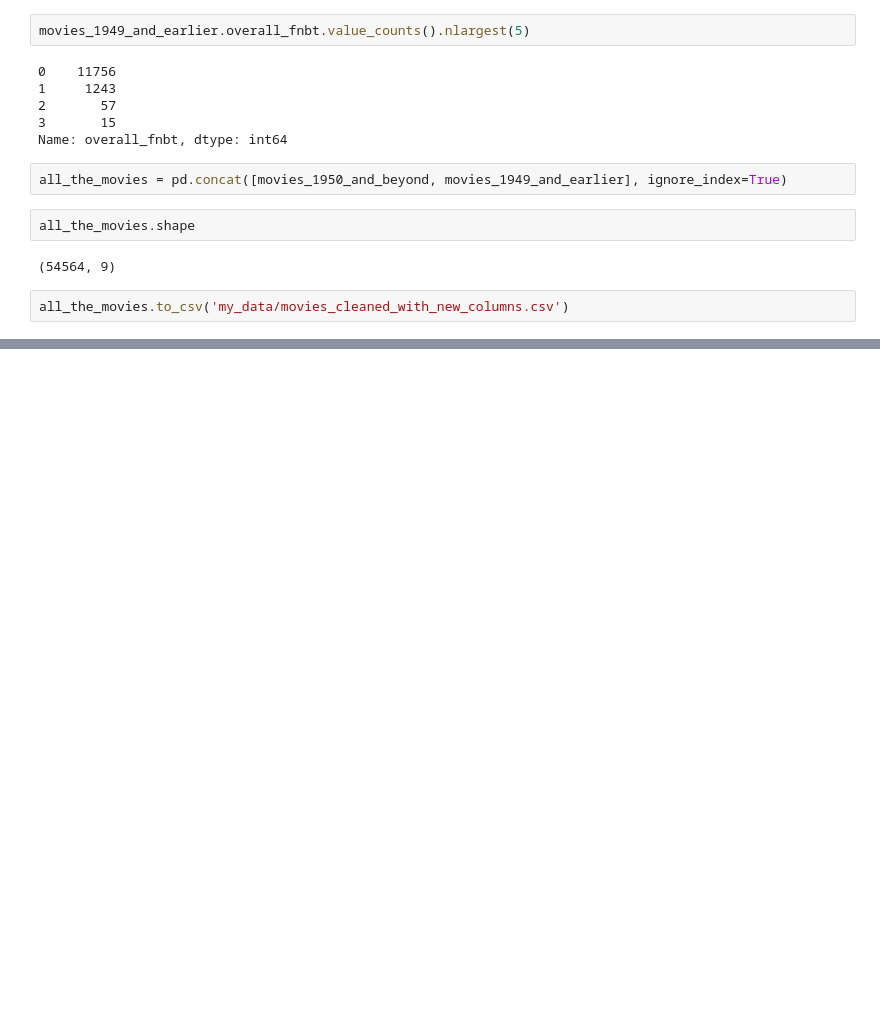
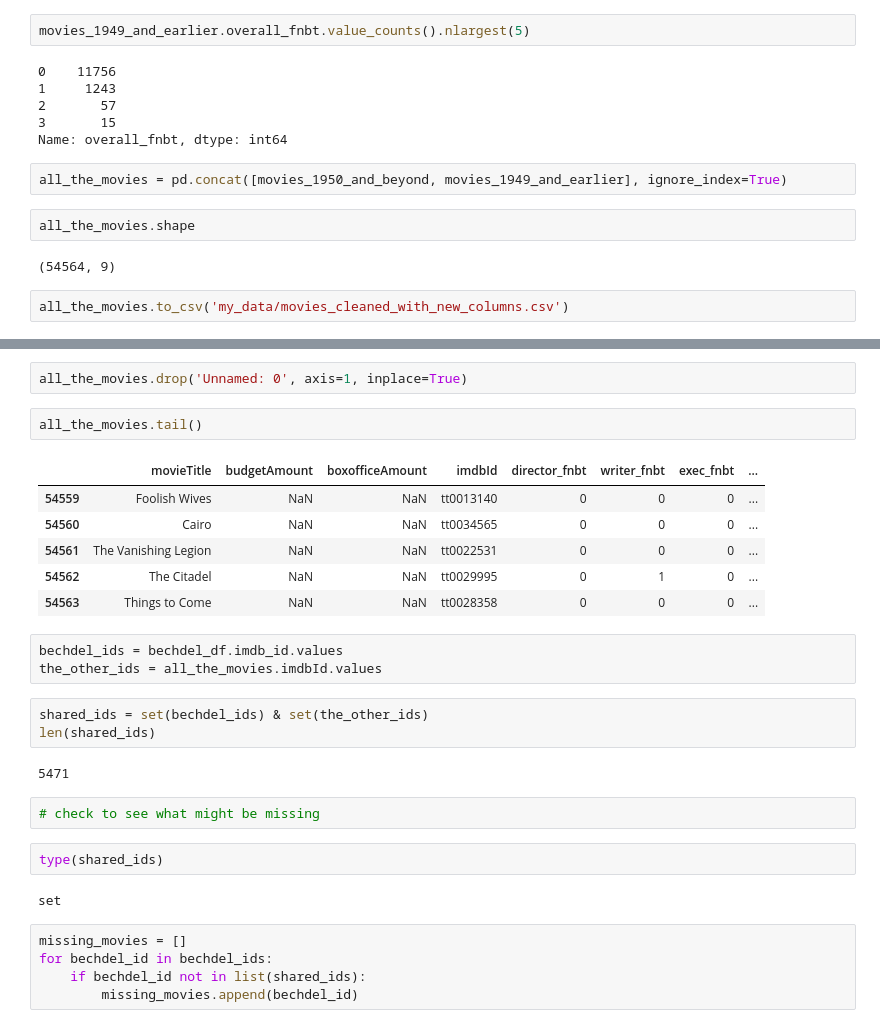
Before and after one commit to MagicMilly/women-in-film-analysis-dashboard, a Jupyter notebook: more_data_munging.ipynb, the cells around one changed output, grey strips where cells are left out. Drawn from its saved outputs; the diff is of its cells as text; blank space fills up the shorter version.

```diff
--- a/more_data_munging.ipynb
+++ b/more_data_munging.ipynb
@@ -512,0 +604,30 @@ all_the_movies.to_csv('my_data/movies_cleaned_with_new_columns.csv')
+# %%
+all_the_movies.drop('Unnamed: 0', axis=1, inplace=True)
+# %%
+all_the_movies.tail()
+# %% [output]
+|  | movieTitle | budgetAmount | boxofficeAmount | imdbId | director_fnbt | writer_fnbt | exec_fnbt | ... |
+| 54559 | Foolish Wives | NaN | NaN | tt0013140 | 0 | 0 | 0 | ... |
+| 54560 | Cairo | NaN | NaN | tt0034565 | 0 | 0 | 0 | ... |
+| 54561 | The Vanishing Legion | NaN | NaN | tt0022531 | 0 | 0 | 0 | ... |
+| 54562 | The Citadel | NaN | NaN | tt0029995 | 0 | 1 | 0 | ... |
+| 54563 | Things to Come | NaN | NaN | tt0028358 | 0 | 0 | 0 | ... |
+# %%
+bechdel_ids = bechdel_df.imdb_id.values
+the_other_ids = all_the_movies.imdbId.values
+# %%
+shared_ids = set(bechdel_ids) & set(the_other_ids)
+len(shared_ids)
+# %% [output]
+5471
+# %%
+# check to see what might be missing
+# %%
+type(shared_ids)
+# %% [output]
+set
+# %%
+missing_movies = []
+for bechdel_id in bechdel_ids:
+    if bechdel_id not in list(shared_ids):
+        missing_movies.append(bechdel_id)
```
Also changed, not shown: parts of 23 cells of this notebook.
